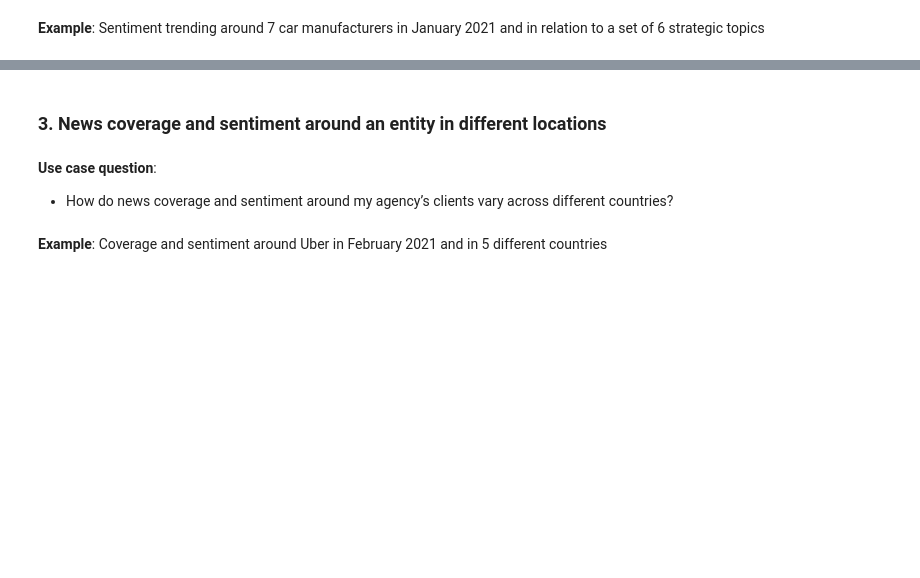
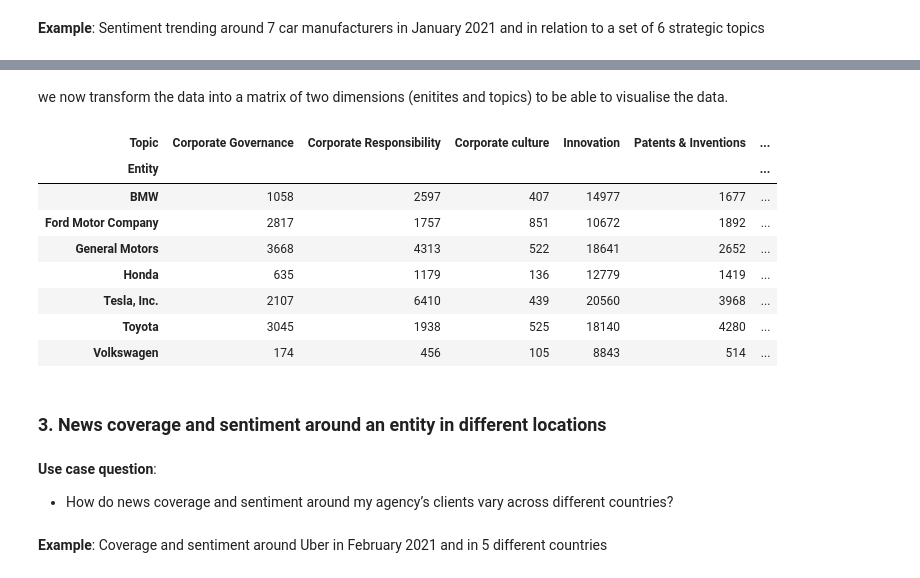
Before and after one commit to signal-ai/signal-api-tools, a Jupyter notebook: notebooks/trends_tutorial.ipynb, the cells around one changed output, grey strips where cells are left out. Drawn from its saved outputs; the diff is of its cells as text; code cells hidden in the pictures; blank space fills up the shorter version.

```diff
--- a/notebooks/trends_tutorial.ipynb
+++ b/notebooks/trends_tutorial.ipynb
@@ -261,3 +255,25 @@ Sentiment breakdown by car manufacturer and topic
+# %% [markdown]
+we now transform the data into a matrix of two dimensions (enitites and topics) to be able to visualise the data.
+# %%
+stacked_df = df.groupby(['Entity', 'Topic', 'Sentiment']).sum().unstack()
+stacked_df.columns = stacked_df.columns.droplevel(0)
+
+stacked_df['polarity'] = stacked_df.apply(
+    lambda x: x['positive'] - x['negative'],
+    axis=1
+)
+reseted_df = stacked_df.reset_index()
+reseted_df.pivot_table(values='polarity', index=reseted_df['Entity'], columns='Topic')
+# %% [output]
+| Topic | Corporate Governance | Corporate Responsibility | Corporate culture | Innovation | Patents & Inventions | ... |
+| Entity |  |  |  |  |  | ... |
+| BMW | 1058 | 2597 | 407 | 14977 | 1677 | ... |
+| Ford Motor Company | 2817 | 1757 | 851 | 10672 | 1892 | ... |
+| General Motors | 3668 | 4313 | 522 | 18641 | 2652 | ... |
+| Honda | 635 | 1179 | 136 | 12779 | 1419 | ... |
+| Tesla, Inc. | 2107 | 6410 | 439 | 20560 | 3968 | ... |
+| Toyota | 3045 | 1938 | 525 | 18140 | 4280 | ... |
+| Volkswagen | 174 | 456 | 105 | 8843 | 514 | ... |
 # %% [markdown]
 ### 3. News coverage and sentiment around an entity in different locations
 # %% [markdown]
```
Also changed, not shown: parts of 8 cells of this notebook.
